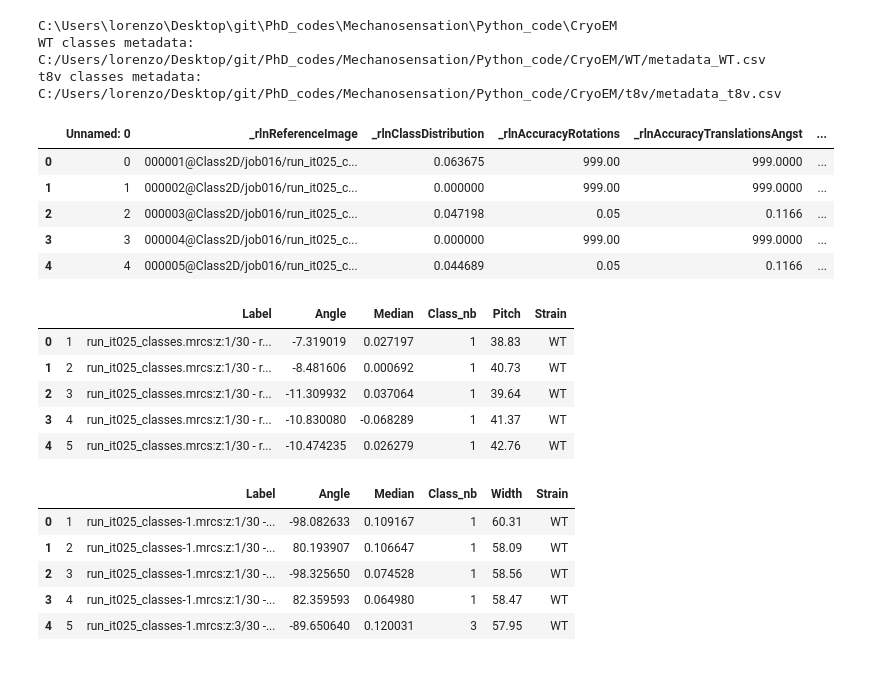
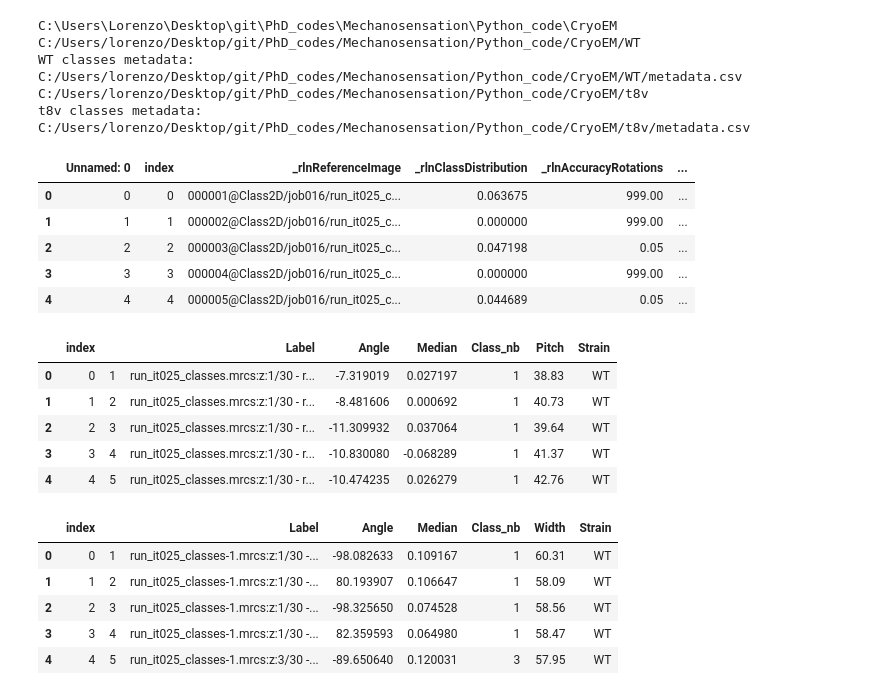
Before and after one commit to lorenzotala/PhD_codes, a Jupyter notebook: Mechanosensation/Python_code/CryoEM/combine2Dclasses_metadata.ipynb, the cells around one changed output. Cells and saved outputs as stored; diff of their text form; code cells hidden in the pictures.

```diff
--- a/Mechanosensation/Python_code/CryoEM/combine2Dclasses_metadata.ipynb
+++ b/Mechanosensation/Python_code/CryoEM/combine2Dclasses_metadata.ipynb
@@ -13,7 +13,8 @@ def extractClassesData(root, *args):
         Tk().withdraw() # we don't want a full GUI, so keep the root window from appearing
         metadata = askopenfilename() # show an "Open" dialog box and return the path to the selected file
     folder_path = metadata.rsplit("/",1)[0]
-    Strain = metadata.rsplit("/",1)[1].rsplit("_",1)[1].rsplit(".",1)[0]
+    print(folder_path)
+    Strain = folder_path.rsplit("/",1)[1]# metadata.rsplit("/",1)[1].rsplit("_",1)[1].rsplit(".",1)[0]
     print(Strain+' classes metadata:\n'+metadata)
     df_metadata = pd.read_csv(metadata)
     df_metadata['Strain'] = Strain
@@ -32,58 +33,60 @@ def extractClassesData(root, *args):
     os.chdir(root)
     pitch = [s for s in csv_list if "pitch" in s]
     width = [s for s in csv_list if "width" in s]
-    df_pitch = pd.read_csv(folder_path+"/"+pitch[0])
+    df_pitch = pd.read_csv(folder_path+"/"+pitch[0], sep = ',', na_values = '*').reset_index()
     df_pitch['Strain'] = Strain
     df_pitch = df_pitch.rename(columns={'Slice': 'Class_nb', 'Length': 'Pitch'})
     df_pitch['Pitch'] = df_pitch['Pitch']*10000
-    df_width = pd.read_csv(folder_path+"/"+width[0])
+    df_width = pd.read_csv(folder_path+"/"+width[0], sep = ',', na_values = '*').reset_index()
     df_width['Strain'] = Strain
     df_width = df_width.rename(columns={'Slice': 'Class_nb', 'Length': 'Width'})
     df_width['Width'] = df_width['Width']*10000
     return df_metadata, df_pitch, df_width
 # %%
-WT_path = 'C:/Users/lorenzo/Desktop/git/PhD_codes/Mechanosensation/Python_code/CryoEM/WT/metadata_WT.csv'
-t8v_path = 'C:/Users/lorenzo/Desktop/git/PhD_codes/Mechanosensation/Python_code/CryoEM/t8v/metadata_t8v.csv'
+WT_path = 'C:/Users/lorenzo/Desktop/git/PhD_codes/Mechanosensation/Python_code/CryoEM/WT/metadata.csv'
+t8v_path = 'C:/Users/lorenzo/Desktop/git/PhD_codes/Mechanosensation/Python_code/CryoEM/t8v/metadata.csv'
 root = pathlib.Path().absolute()
 print(root)
 WT_metadata, WT_pitch, WT_width = extractClassesData(root, WT_path)
 t8v_metadata, t8v_pitch, t8v_width = extractClassesData(root, t8v_path)
 
 df_metadata = pd.concat([WT_metadata, t8v_metadata])
 df_pitch = pd.concat([WT_pitch, t8v_pitch])
 df_width = pd.concat([WT_width, t8v_width])
 
-df_metadata.to_csv('combined_metadata.csv')
-df_pitch.to_csv('combined_pitch.csv')
-df_width.to_csv('combined_width.csv')
+df_metadata.to_csv('combined_metadata.csv', index=False, encoding='utf-8-sig')
+df_pitch.to_csv('combined_pitch.csv', index=False, encoding='utf-8-sig')
+df_width.to_csv('combined_width.csv', index=False, encoding='utf-8-sig')
 df_metadata.head()
 # %% [output]
-C:\Users\lorenzo\Desktop\git\PhD_codes\Mechanosensation\Python_code\CryoEM
+C:\Users\Lorenzo\Desktop\git\PhD_codes\Mechanosensation\Python_code\CryoEM
+C:/Users/lorenzo/Desktop/git/PhD_codes/Mechanosensation/Python_code/CryoEM/WT
 WT classes metadata:
-C:/Users/lorenzo/Desktop/git/PhD_codes/Mechanosensation/Python_code/CryoEM/WT/metadata_WT.csv
+C:/Users/lorenzo/Desktop/git/PhD_codes/Mechanosensation/Python_code/CryoEM/WT/metadata.csv
+C:/Users/lorenzo/Desktop/git/PhD_codes/Mechanosensation/Python_code/CryoEM/t8v
 t8v classes metadata:
-C:/Users/lorenzo/Desktop/git/PhD_codes/Mechanosensation/Python_code/CryoEM/t8v/metadata_t8v.csv
+C:/Users/lorenzo/Desktop/git/PhD_codes/Mechanosensation/Python_code/CryoEM/t8v/metadata.csv
-|  | Unnamed: 0 | _rlnReferenceImage | _rlnClassDistribution | _rlnAccuracyRotations | _rlnAccuracyTranslationsAngst | ... |
-| 0 | 0 | 000001@Class2D/job016/run_it025_c... | 0.063675 | 999.00 | 999.0000 | ... |
-| 1 | 1 | 000002@Class2D/job016/run_it025_c... | 0.000000 | 999.00 | 999.0000 | ... |
-| 2 | 2 | 000003@Class2D/job016/run_it025_c... | 0.047198 | 0.05 | 0.1166 | ... |
-| 3 | 3 | 000004@Class2D/job016/run_it025_c... | 0.000000 | 999.00 | 999.0000 | ... |
-| 4 | 4 | 000005@Class2D/job016/run_it025_c... | 0.044689 | 0.05 | 0.1166 | ... |
+|  | Unnamed: 0 | index | _rlnReferenceImage | _rlnClassDistribution | _rlnAccuracyRotations | ... |
+| 0 | 0 | 0 | 000001@Class2D/job016/run_it025_c... | 0.063675 | 999.00 | ... |
+| 1 | 1 | 1 | 000002@Class2D/job016/run_it025_c... | 0.000000 | 999.00 | ... |
+| 2 | 2 | 2 | 000003@Class2D/job016/run_it025_c... | 0.047198 | 0.05 | ... |
+| 3 | 3 | 3 | 000004@Class2D/job016/run_it025_c... | 0.000000 | 999.00 | ... |
+| 4 | 4 | 4 | 000005@Class2D/job016/run_it025_c... | 0.044689 | 0.05 | ... |
 # %%
 df_pitch.head()
 # %% [output]
-|  |  | Label | Angle | Median | Class_nb | Pitch | Strain |
-| 0 | 1 | run_it025_classes.mrcs:z:1/30 - r... | -7.319019 | 0.027197 | 1 | 38.83 | WT |
-| 1 | 2 | run_it025_classes.mrcs:z:1/30 - r... | -8.481606 | 0.000692 | 1 | 40.73 | WT |
-| 2 | 3 | run_it025_classes.mrcs:z:1/30 - r... | -11.309932 | 0.037064 | 1 | 39.64 | WT |
-| 3 | 4 | run_it025_classes.mrcs:z:1/30 - r... | -10.830080 | -0.068289 | 1 | 41.37 | WT |
-| 4 | 5 | run_it025_classes.mrcs:z:1/30 - r... | -10.474235 | 0.026279 | 1 | 42.76 | WT |
+|  | index |  | Label | Angle | Median | Class_nb | Pitch | Strain |
+| 0 | 0 | 1 | run_it025_classes.mrcs:z:1/30 - r... | -7.319019 | 0.027197 | 1 | 38.83 | WT |
+| 1 | 1 | 2 | run_it025_classes.mrcs:z:1/30 - r... | -8.481606 | 0.000692 | 1 | 40.73 | WT |
+| 2 | 2 | 3 | run_it025_classes.mrcs:z:1/30 - r... | -11.309932 | 0.037064 | 1 | 39.64 | WT |
+| 3 | 3 | 4 | run_it025_classes.mrcs:z:1/30 - r... | -10.830080 | -0.068289 | 1 | 41.37 | WT |
+| 4 | 4 | 5 | run_it025_classes.mrcs:z:1/30 - r... | -10.474235 | 0.026279 | 1 | 42.76 | WT |
 # %%
 df_width.head()
 # %% [output]
-|  |  | Label | Angle | Median | Class_nb | Width | Strain |
-| 0 | 1 | run_it025_classes-1.mrcs:z:1/30 -... | -98.082633 | 0.109167 | 1 | 60.31 | WT |
-| 1 | 2 | run_it025_classes-1.mrcs:z:1/30 -... | 80.193907 | 0.106647 | 1 | 58.09 | WT |
-| 2 | 3 | run_it025_classes-1.mrcs:z:1/30 -... | -98.325650 | 0.074528 | 1 | 58.56 | WT |
-| 3 | 4 | run_it025_classes-1.mrcs:z:1/30 -... | 82.359593 | 0.064980 | 1 | 58.47 | WT |
-| 4 | 5 | run_it025_classes-1.mrcs:z:3/30 -... | -89.650640 | 0.120031 | 3 | 57.95 | WT |
+|  | index |  | Label | Angle | Median | Class_nb | Width | Strain |
+| 0 | 0 | 1 | run_it025_classes-1.mrcs:z:1/30 -... | -98.082633 | 0.109167 | 1 | 60.31 | WT |
+| 1 | 1 | 2 | run_it025_classes-1.mrcs:z:1/30 -... | 80.193907 | 0.106647 | 1 | 58.09 | WT |
+| 2 | 2 | 3 | run_it025_classes-1.mrcs:z:1/30 -... | -98.325650 | 0.074528 | 1 | 58.56 | WT |
+| 3 | 3 | 4 | run_it025_classes-1.mrcs:z:1/30 -... | 82.359593 | 0.064980 | 1 | 58.47 | WT |
+| 4 | 4 | 5 | run_it025_classes-1.mrcs:z:3/30 -... | -89.650640 | 0.120031 | 3 | 57.95 | WT |
```
Also changed, not shown: 11 other files.
